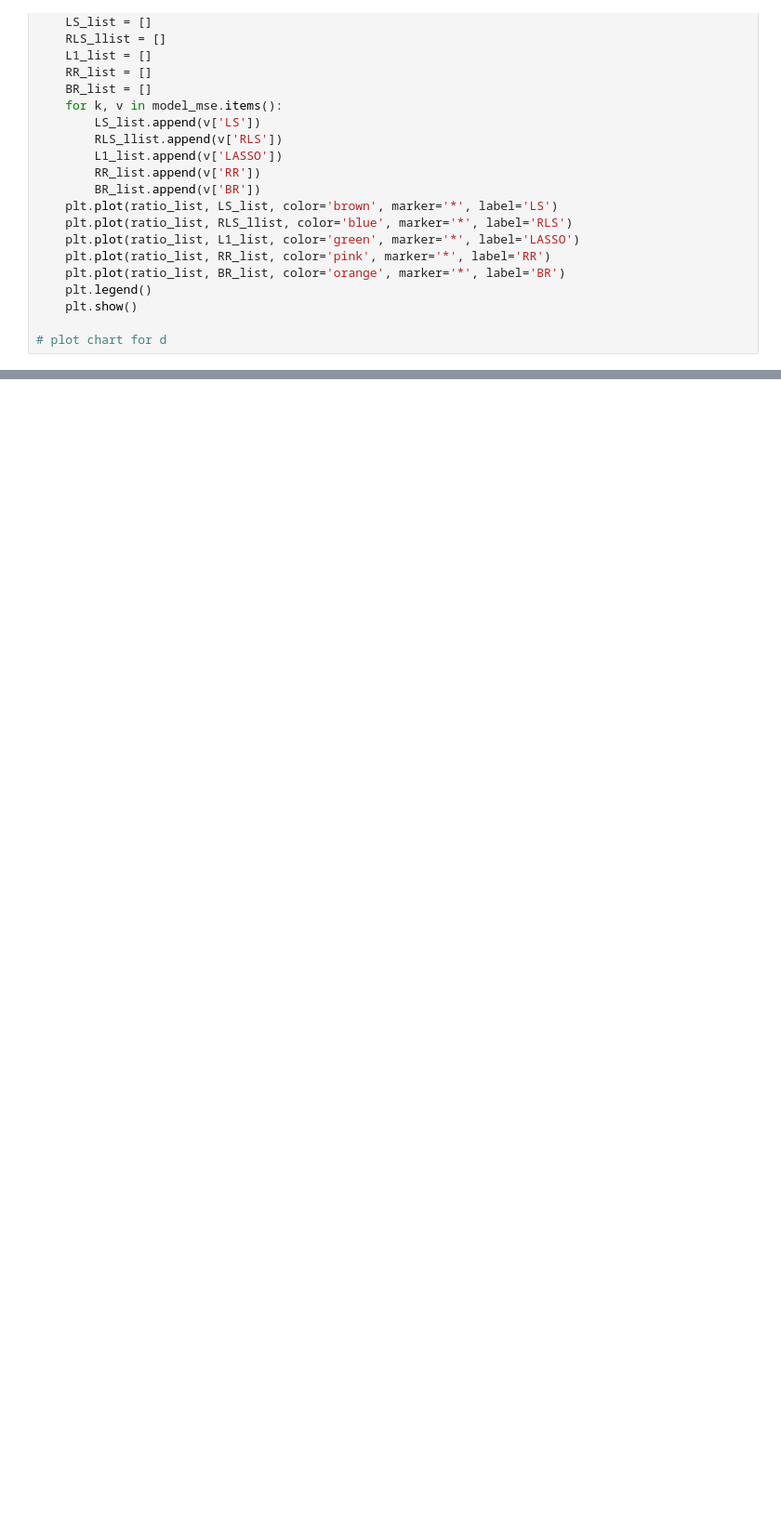
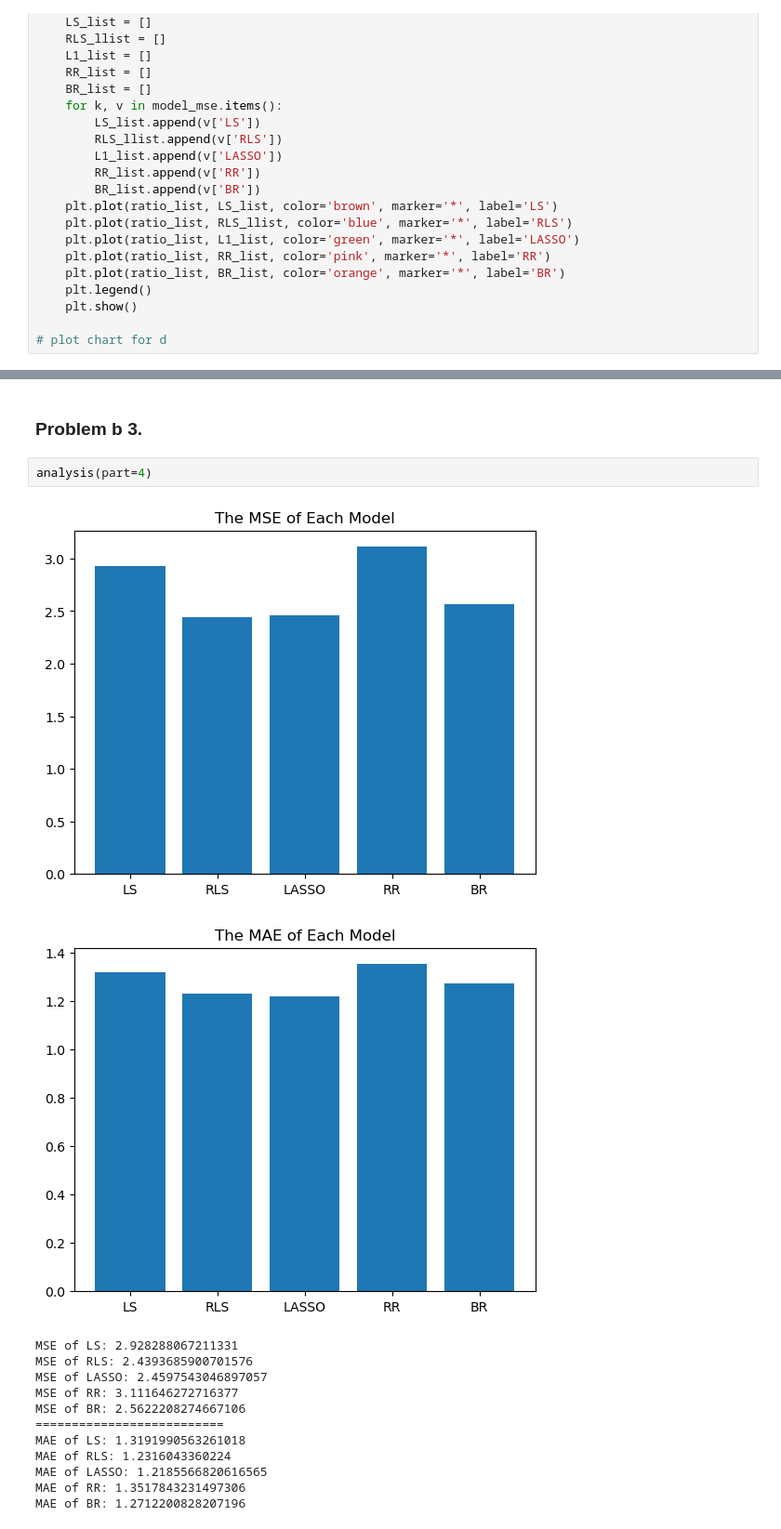
Before and after one commit to wanghchen/CS5487, a Jupyter notebook: Assignment/PA1/PA-1.ipynb, the cells around one changed output, grey strips where cells are left out. Shown at 93% size. Drawn from its saved outputs; the diff is of its cells as text; blank space fills up the shorter version.

```diff
--- a/Assignment/PA1/PA-1.ipynb
+++ b/Assignment/PA1/PA-1.ipynb
@@ -553,0 +564,18 @@ analysis(part=1)
+# %% [markdown]
+### Problem b 3.
+# %%
+analysis(part=4)
+# %% [output]
+[figure, added]
+[figure, added]
+MSE of LS: 2.928288067211331
+MSE of RLS: 2.4393685900701576
+MSE of LASSO: 2.4597543046897057
+MSE of RR: 3.111646272716377
+MSE of BR: 2.5622208274667106
+==========================
+MAE of LS: 1.3191990563261018
+MAE of RLS: 1.2316043360224
+MAE of LASSO: 1.2185566820616565
+MAE of RR: 1.3517843231497306
+MAE of BR: 1.2712200828207196
```
Also changed, not shown: parts of 28 cells of this notebook, 1 other file.
